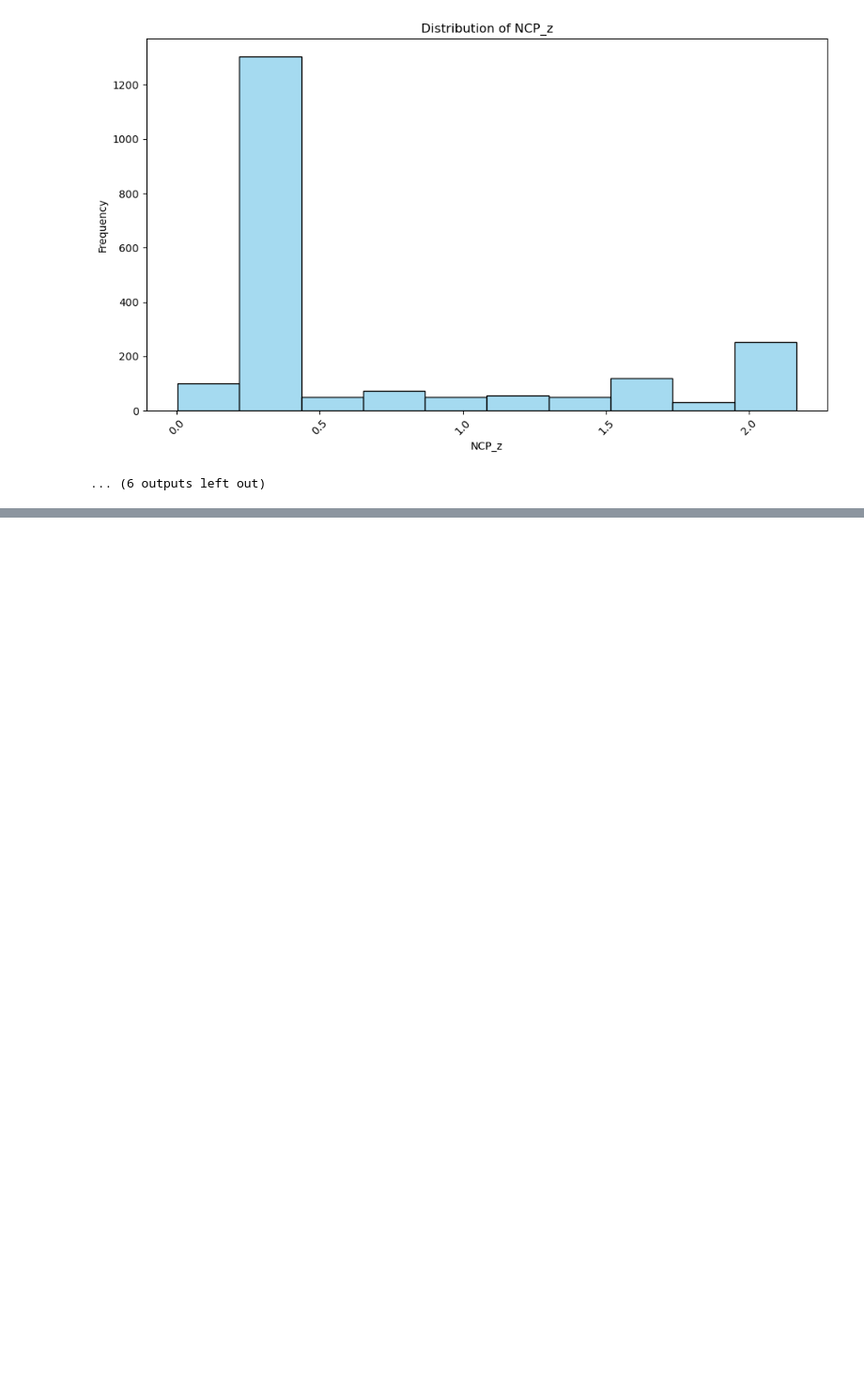
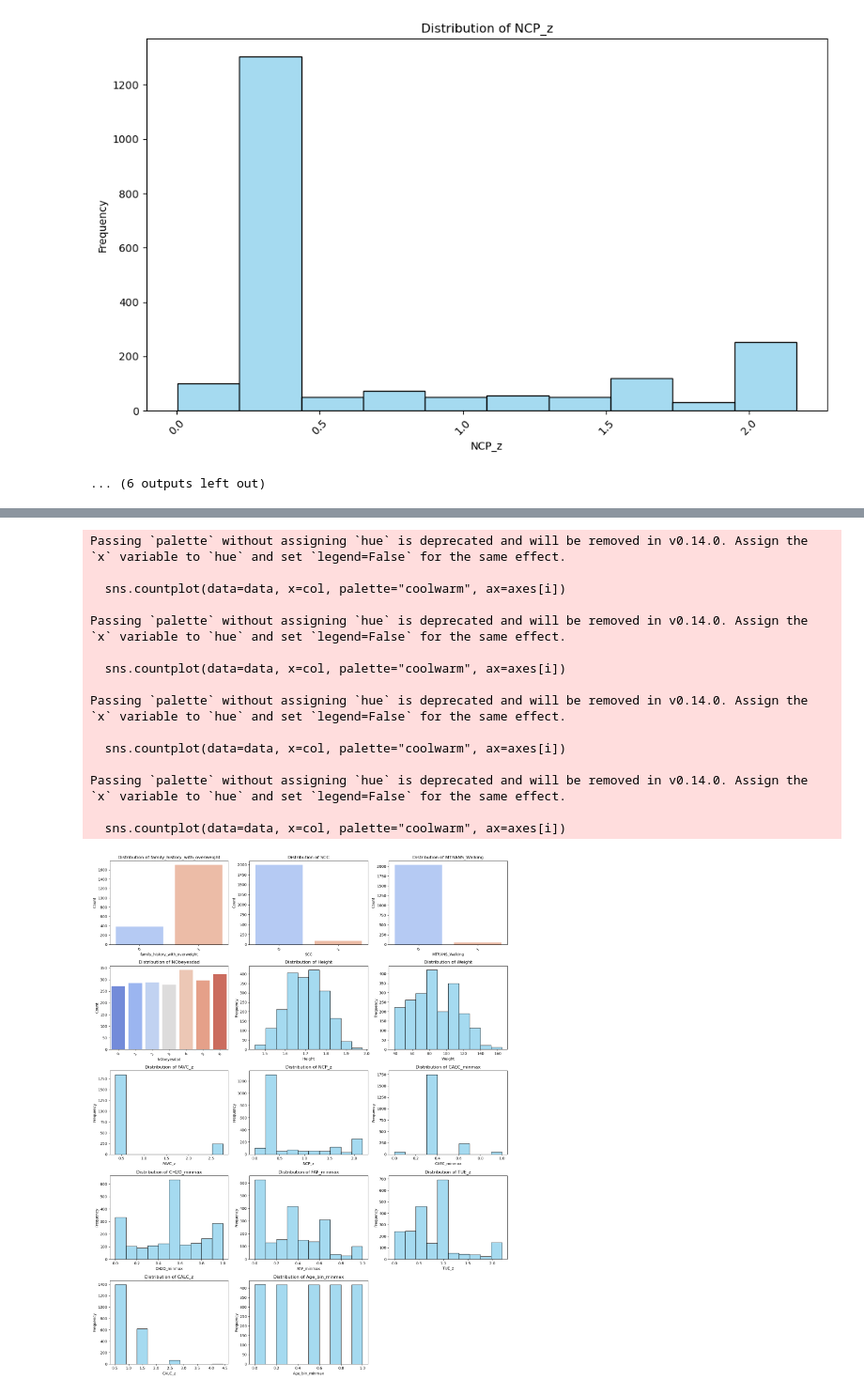
Before and after one commit to ericab322/Multiclass-Classifcation-Algorithm, a Jupyter notebook: notebooks/one_vs_all_demo.ipynb, the cells around one changed output, grey strips where cells are left out. Shown at 94% size. Cells and saved outputs as stored; diff of their text form; code cells hidden in the pictures; blank space fills up the shorter version.

```diff
--- a/notebooks/one_vs_all_demo.ipynb
+++ b/notebooks/one_vs_all_demo.ipynb
@@ -722,0 +817,60 @@ Passing `palette` without assigning `hue` is deprecated and will be removed in v
+# %%
+import pandas as pd
+import matplotlib.pyplot as plt
+import seaborn as sns
+
+data = pd.read_csv("./data/raw/obesity_dataset.csv")
+
+# Identify column types
+categorical_columns = ['family_history_with_overweight', 'SCC', 'MTRANS_Walking', 'NObeyesdad']
+numerical_columns = ['Height', 'Weight', 'FAVC_z', 'NCP_z', 'CAEC_minmax',
+                     'CH2O_minmax', 'FAF_minmax', 'TUE_z', 'CALC_z', 'Age_bin_minmax']
+
+# Define the number of subplots (rows and columns)
+total_variables = len(categorical_columns) + len(numerical_columns)
+cols = 3  # Number of columns in the grid
+rows = (total_variables + cols - 1) // cols  # Calculate rows dynamically
+
+# Create the figure
+fig, axes = plt.subplots(rows, cols, figsize=(16, rows * 4))
+axes = axes.flatten()  # Flatten the 2D array of axes for easy iteration
+
+# Plot categorical variables
+for i, col in enumerate(categorical_columns):
+    sns.countplot(data=data, x=col, palette="coolwarm", ax=axes[i])
+    axes[i].set_title(f"Distribution of {col}")
+    axes[i].set_xlabel(col)
+    axes[i].set_ylabel("Count")
+    axes[i].tick_params(axis='x', rotation=45)
+
+# Plot numerical variables
+for i, col in enumerate(numerical_columns, start=len(categorical_columns)):
+    sns.histplot(data=data, x=col, bins=10, kde=False, color='skyblue', ax=axes[i])
+    axes[i].set_title(f"Distribution of {col}")
+    axes[i].set_xlabel(col)
+    axes[i].set_ylabel("Frequency")
+
+# Hide unused axes if the grid is larger than the number of variables
+for i in range(total_variables, len(axes)):
+    fig.delaxes(axes[i])
+
+# Adjust layout
+plt.tight_layout()
+plt.show()
+# %% [output]
+Passing `palette` without assigning `hue` is deprecated and will be removed in v0.14.0. Assign the `x` variable to `hue` and set `legend=False` for the same effect.
+
+  sns.countplot(data=data, x=col, palette="coolwarm", ax=axes[i])
+
+Passing `palette` without assigning `hue` is deprecated and will be removed in v0.14.0. Assign the `x` variable to `hue` and set `legend=False` for the same effect.
+
+  sns.countplot(data=data, x=col, palette="coolwarm", ax=axes[i])
+
+Passing `palette` without assigning `hue` is deprecated and will be removed in v0.14.0. Assign the `x` variable to `hue` and set `legend=False` for the same effect.
+
+  sns.countplot(data=data, x=col, palette="coolwarm", ax=axes[i])
+
+Passing `palette` without assigning `hue` is deprecated and will be removed in v0.14.0. Assign the `x` variable to `hue` and set `legend=False` for the same effect.
+
+  sns.countplot(data=data, x=col, palette="coolwarm", ax=axes[i])
+[figure, added]
```
Also changed, not shown: parts of 12 cells of this notebook.
